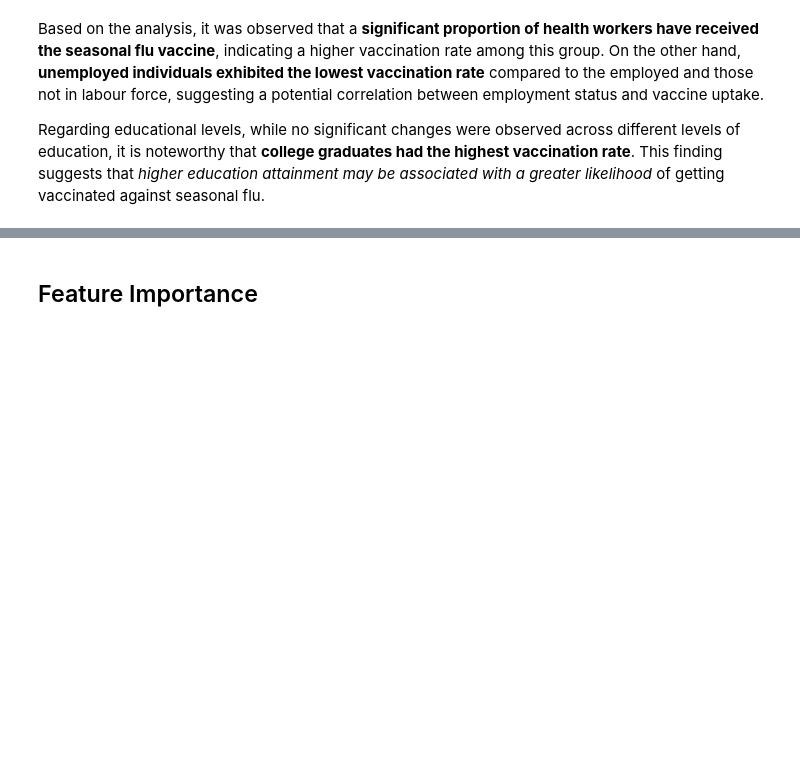
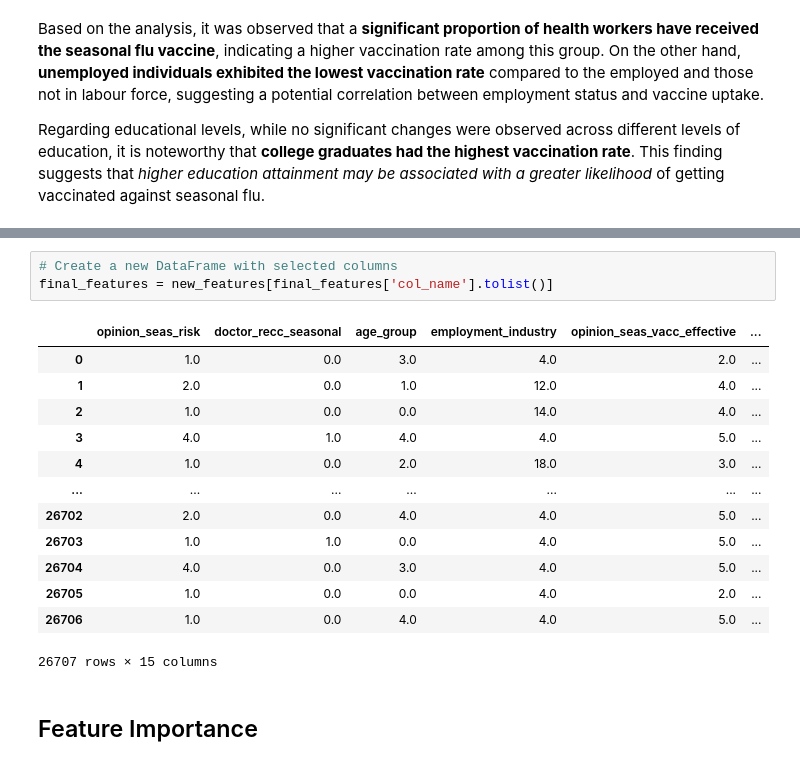
Before and after one commit to waihiga9/H1N1_and_Seasonal_Flu_Vaccines, a Jupyter notebook: SeasonalFlu_Vaccine_Prediction.ipynb, the cells around one changed output, grey strips where cells are left out. Drawn from its saved outputs; the diff is of its cells as text; blank space fills up the shorter version.

```diff
--- a/SeasonalFlu_Vaccine_Prediction.ipynb
+++ b/SeasonalFlu_Vaccine_Prediction.ipynb
@@ -471,3 +505,20 @@ Regarding educational levels, while no significant changes were observed across
+# %%
+# Create a new DataFrame with selected columns
+final_features = new_features[final_features['col_name'].tolist()]
+# %% [output]
+|  | opinion_seas_risk | doctor_recc_seasonal | age_group | employment_industry | opinion_seas_vacc_effective | ... |
+| 0 | 1.0 | 0.0 | 3.0 | 4.0 | 2.0 | ... |
+| 1 | 2.0 | 0.0 | 1.0 | 12.0 | 4.0 | ... |
+| 2 | 1.0 | 0.0 | 0.0 | 14.0 | 4.0 | ... |
+| 3 | 4.0 | 1.0 | 4.0 | 4.0 | 5.0 | ... |
+| 4 | 1.0 | 0.0 | 2.0 | 18.0 | 3.0 | ... |
+| ... | ... | ... | ... | ... | ... | ... |
+| 26702 | 2.0 | 0.0 | 4.0 | 4.0 | 5.0 | ... |
+| 26703 | 1.0 | 1.0 | 0.0 | 4.0 | 5.0 | ... |
+| 26704 | 4.0 | 0.0 | 3.0 | 4.0 | 5.0 | ... |
+| 26705 | 1.0 | 0.0 | 0.0 | 4.0 | 2.0 | ... |
+| 26706 | 1.0 | 0.0 | 4.0 | 4.0 | 5.0 | ... |
+26707 rows × 15 columns
 # %% [markdown]
 ## Feature Importance
 # %%
```
Also changed, not shown: parts of 24 cells of this notebook.
